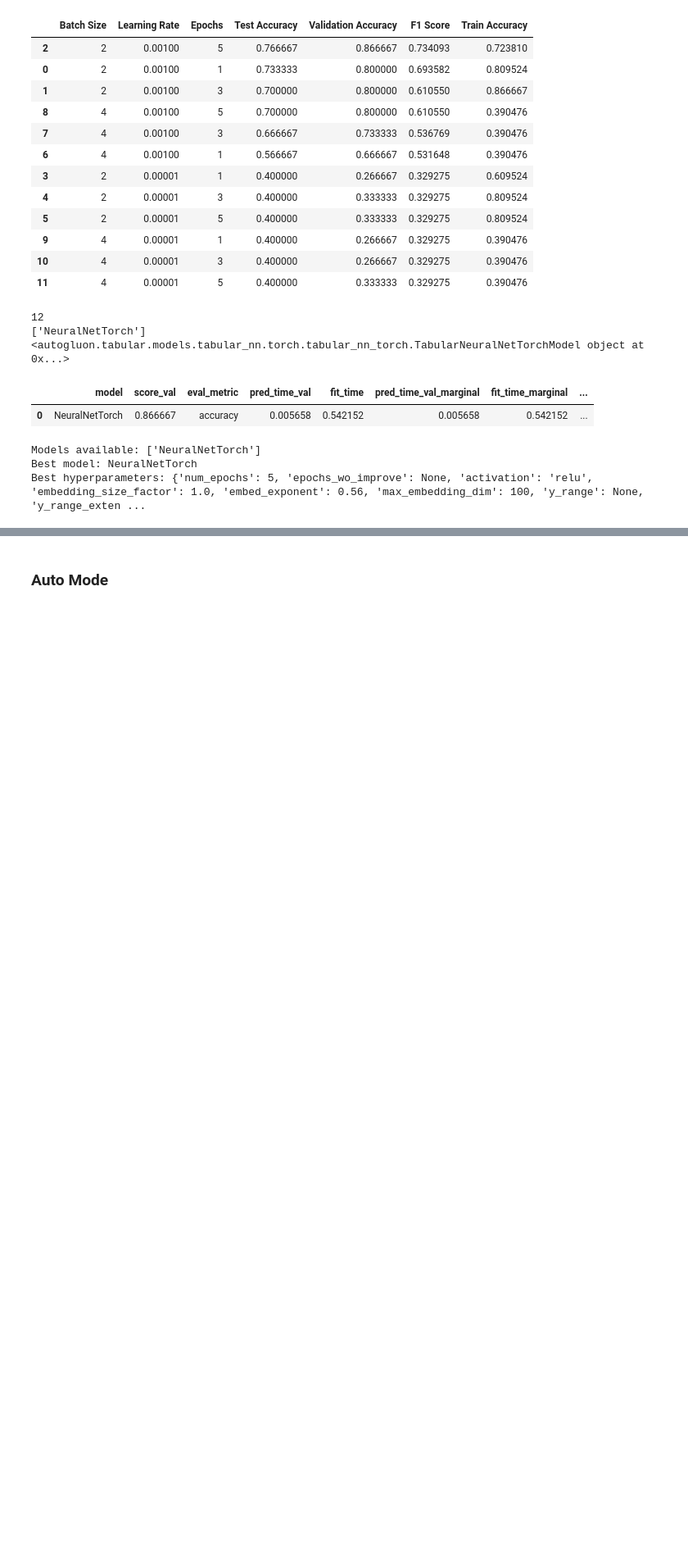
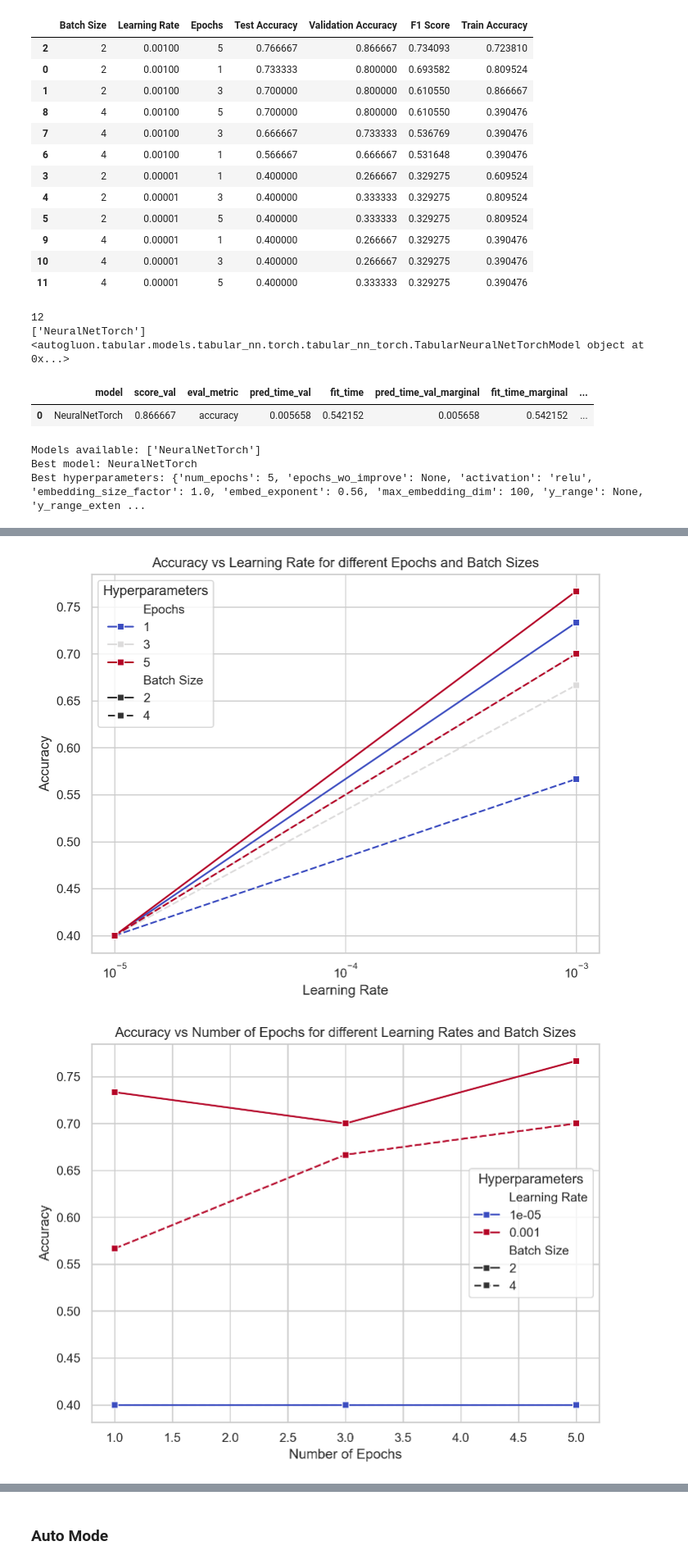
Before and after one commit to Soham-Gaonkar/STTAI-Assignment6-Reproducibility-and-HPO, a Jupyter notebook: section2.ipynb, the cells around one changed output, grey strips where cells are left out. Shown at 82% size. Cells and saved outputs as stored; diff of their text form; code cells hidden in the pictures; blank space fills up the shorter version.

Commit message:
graphs pushed

```diff
--- a/section2.ipynb
+++ b/section2.ipynb
@@ -442,0 +488,60 @@ Best hyperparameters: {'num_epochs': 5, 'epochs_wo_improve': None, 'activation':
+# %%
+import matplotlib.pyplot as plt
+import seaborn as sns
+import pandas as pd
+
+# Convert columns to numeric (if they are not already)
+results_table2['Learning Rate'] = pd.to_numeric(results_table2['Learning Rate'], errors='coerce')
+results_table2['Batch Size'] = pd.to_numeric(results_table2['Batch Size'], errors='coerce')
+results_table2['Epochs'] = pd.to_numeric(results_table2['Epochs'], errors='coerce')
+results_table2['Test Accuracy'] = pd.to_numeric(results_table2['Test Accuracy'], errors='coerce')
+
+# Set seaborn style for better visualization
+sns.set(style="whitegrid")
+
+# Plot Accuracy vs Learning Rate
+plt.figure(figsize=(8, 6))
+
+sns.lineplot(
+    data=results_table2,
+    x='Learning Rate', y='Test Accuracy',
+    hue='Epochs', style='Batch Size', marker="s", dashes=True, palette="coolwarm"
+)
+plt.xscale('log')  # Log scale for better visualization
+plt.xlabel("Learning Rate")
+plt.ylabel("Accuracy")
+plt.title("Accuracy vs Learning Rate for different Epochs and Batch Sizes")
+plt.legend(title="Hyperparameters")
+plt.grid(True)
+plt.show()
+
+# Plot Accuracy vs Epochs
+plt.figure(figsize=(8, 6))
+sns.lineplot(
+    data=results_table2,
+    x='Epochs', y='Test Accuracy',
+    hue='Learning Rate', style='Batch Size', marker="s", dashes=True, palette="coolwarm"
+)
+plt.xlabel("Number of Epochs")
+plt.ylabel("Accuracy")
+plt.title("Accuracy vs Number of Epochs for different Learning Rates and Batch Sizes")
+plt.legend(title="Hyperparameters")
+plt.grid(True)
+plt.show()
+
+# Plot Accuracy vs Batch Size
+plt.figure(figsize=(8, 6))
+sns.lineplot(
+    data=results_table2,
+    x='Batch Size', y='Test Accuracy',
+    hue='Learning Rate', style='Epochs', marker="s", dashes=True, palette="coolwarm"
+)
+plt.xlabel("Batch Size")
+plt.ylabel("Accuracy")
+plt.title("Accuracy vs Batch Size for different Learning Rates and Epochs")
+plt.legend(title="Hyperparameters")
+plt.grid(True)
+plt.show()
+# %% [output]
+[figure, added]
+[figure, added]
```
Also changed, not shown: parts of 9 cells of this notebook.
